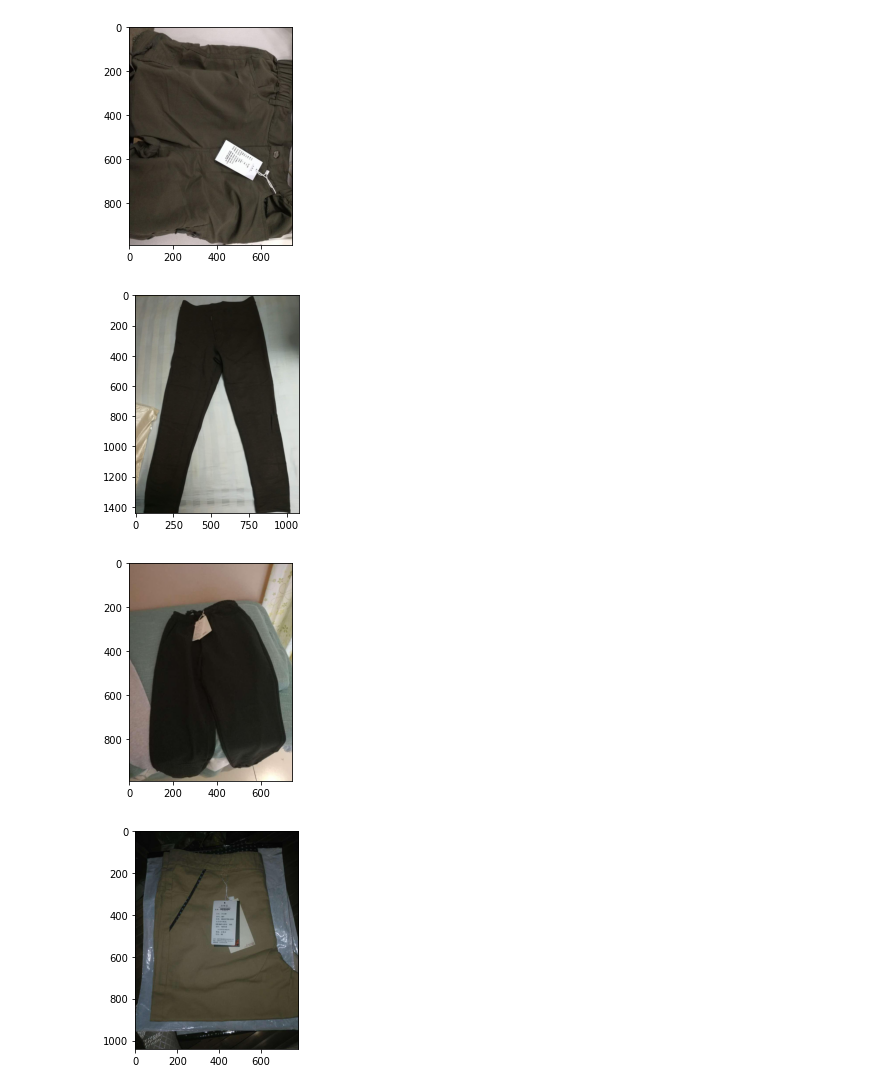
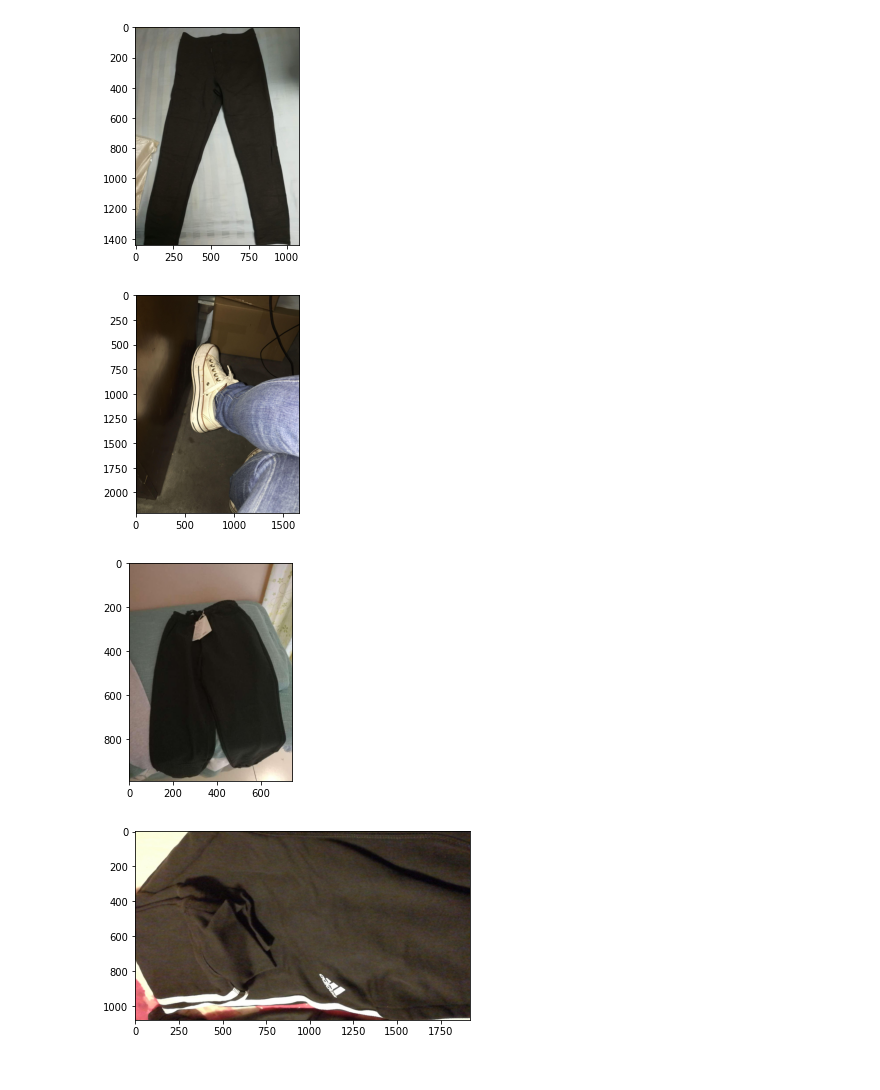
Before and after one commit to rpo19/VisualInformationProject, a Jupyter notebook: TestRetrieval.ipynb, the cells around one changed output. Saved outputs shown, nothing was run; the diff lists cells and outputs as text; code cells hidden in the pictures.

Commit message:
reorganized folders and refactor paths

```diff
--- a/TestRetrieval.ipynb
+++ b/TestRetrieval.ipynb
@@ -12,6 +13,6 @@ from retriever import Retriever
 # %%
 # extract feature from input img
-img_path = '../test_imgs/retrieval.jpg'
+img_path = './test_imgs/retrieval.jpg'
 img = cv2.imread(img_path)
 cfe = ColorFeaturesExtractor((24,26,3), 0.6)
 img_features = cfe.extract(img, True)
@@ -32,17 +45,20 @@ retriever.create_index(df_features, retrieval_mode='color_centered', metric = 'e
 # %%
 # retrieve images
-indexes = retriever.retrieve(img_features, retrieval_mode='color_centered', n_neighbours=5, include_distances=False)
+indexes = retriever.retrieve(img_features, retrieval_mode='color', n_neighbours=5, include_distances=False)
 # %%
-for index, row in df_names.iloc[indexes].iterrows():
-    tmp = cv2.imread('../data/train/' + row['name'])
+# get images names
+names = get_names_from_indexes(indexes)
+# show images
+for i in range(0,len(names)):
+    tmp = cv2.imread('../data/train/' + names[i])
     tmp = cv2.cvtColor(tmp, cv2.COLOR_BGR2RGB)
     plt.imshow(tmp)
     plt.show()
 # %% [output]
 [figure]
-[figure, old version]
+[figure, new version]
-[figure, old version]
+[figure, new version]
 [figure]
-[figure, old version]
+[figure, new version]
 # %%
 # test delete index
```
Also changed, not shown: parts of 7 cells of this notebook, 5 other files.
